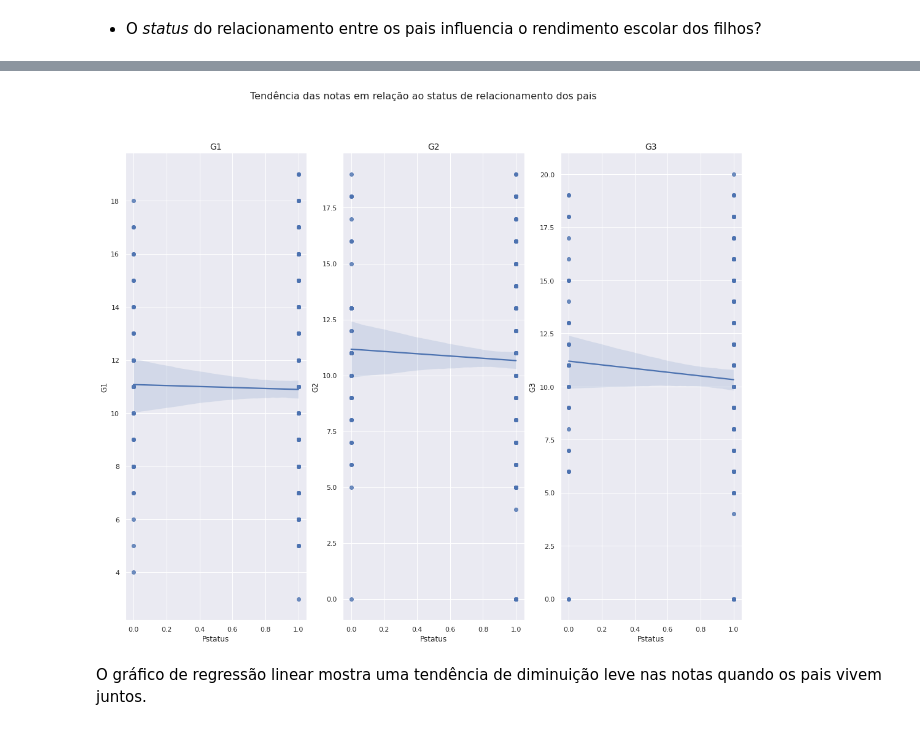
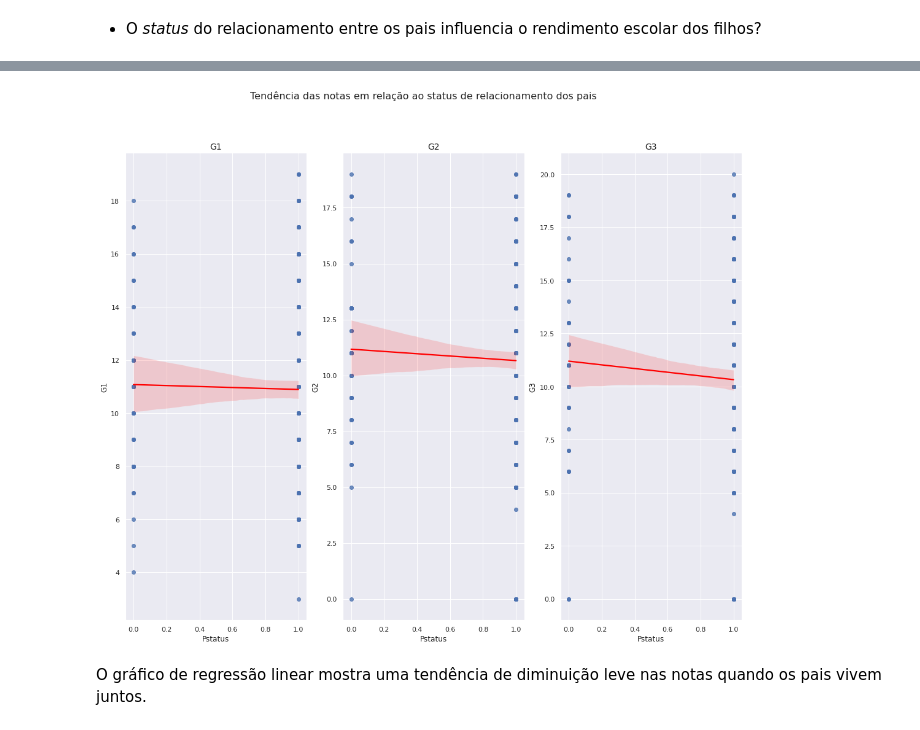
Before and after one commit to DamodaraBarbosa/machine_learning_studies, a Jupyter notebook: Student_Predict_Grade.ipynb, the cells around one changed output, grey strips where cells are left out. Cells and saved outputs as stored; diff of their text form; code cells hidden in the pictures.

```diff
--- a/Student_Predict_Grade.ipynb
+++ b/Student_Predict_Grade.ipynb
@@ -290,17 +395,17 @@ O gráfico de regressão linear mostra que:
 # %%
 fig, axes = plt.subplots(1, 3, figsize= (18, 14))
 fig.suptitle('Tendência das notas em relação ao status de relacionamento dos pais', fontsize= 16)
-ax1 = sns.regplot(data= data, x= data['Pstatus'].map({'A': 0, 'T': 1}), y= 'G1', ax= axes[0])
+ax1 = sns.regplot(data= data, x= data['Pstatus'].map({'A': 0, 'T': 1}), y= 'G1', ax= axes[0], line_kws= {'color': 'red'})
 ax1.set_title('G1', fontsize= 14)
-ax2 = sns.regplot(data= data, x= data['Pstatus'].map({'A': 0, 'T': 1}), y= 'G2', ax= axes[1])
+ax2 = sns.regplot(data= data, x= data['Pstatus'].map({'A': 0, 'T': 1}), y= 'G2', ax= axes[1], line_kws= {'color': 'red'})
 ax2.set_title('G2', fontsize= 14)
-ax3 = sns.regplot(data= data, x= data['Pstatus'].map({'A': 0, 'T': 1}), y= 'G3', ax= axes[2])
+ax3 = sns.regplot(data= data, x= data['Pstatus'].map({'A': 0, 'T': 1}), y= 'G3', ax= axes[2], line_kws= {'color': 'red'})
 ax3.set_title('G3', fontsize= 14)
 plt.show()
 
 # Apart, ou seja, pais separados é representado por 0 e Together é representado por 1.
 # %% [output]
-[figure, old version]
+[figure, new version]
 # %% [markdown]
 O gráfico de regressão linear mostra uma tendência de diminuição leve nas notas quando os pais vivem juntos.
 # %% [markdown]
```
Also changed, not shown: parts of 57 cells of this notebook.
